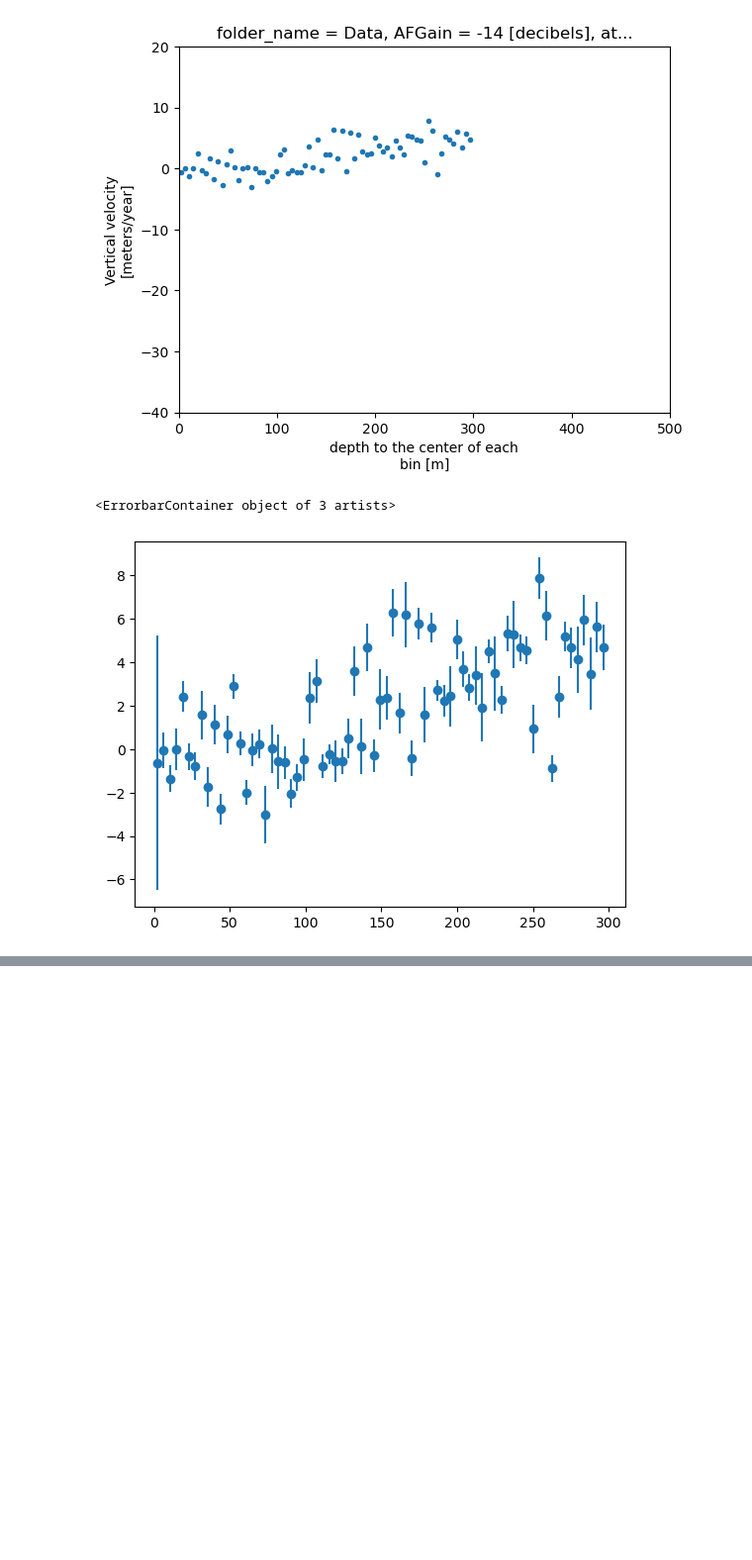
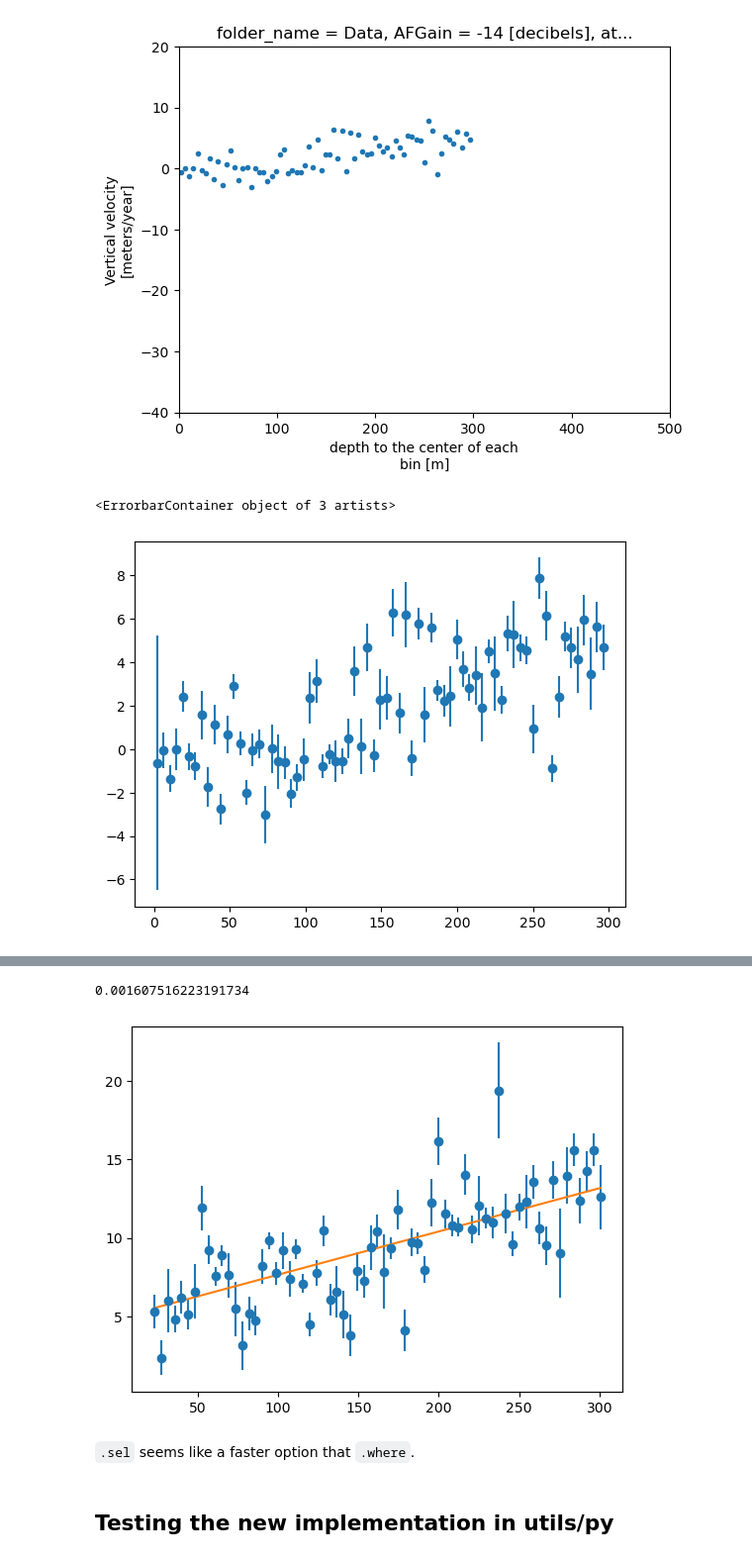
Before and after one commit to ldeo-glaciology/xapres, a Jupyter notebook: notebooks/test_notes/strain_rate_fit_uncertainties.ipynb, the cells around one changed output, grey strips where cells are left out. Shown: that part at 99% size. Drawn from its saved outputs; the diff is of its cells as text; code cells hidden in the pictures; blank space fills up the shorter version.

```diff
--- a/notebooks/test_notes/strain_rate_fit_uncertainties.ipynb
+++ b/notebooks/test_notes/strain_rate_fit_uncertainties.ipynb
@@ -177,0 +394,4 @@ Data variables:
+# %%
+two_w = w.isel(attenuator_setting_pair=1, time=slice(60, 62)).sel(bin_depth=slice(0,300))
+w_60 = w.isel(attenuator_setting_pair=1, time=60).sel(bin_depth=slice(0,300))
+w_61 = w.isel(attenuator_setting_pair=1, time=61).sel(bin_depth=slice(0,300))
@@ -177,0 +441,24 @@ Data variables:
+# %%
+def polyfit(ds, deg = 1, cov = 'unscaled'):
+    # Define a slim wrapper around np.polyfit
+    def my_polyfit(x, y, sigma, cov, deg=1):
+        p, residuals,  rank, singular_values, rcond = np.polyfit(x, y,  w=1/sigma, deg=deg, full=True)
+        p, V = np.polyfit(x, y,  w=1/sigma, deg=deg, cov=cov)
+        perr = np.sqrt(np.diag(V))
+        return p, perr, residuals
+
+    res = xr.apply_ufunc(
+        my_polyfit,
+        ds.bin_depth,
+        ds.velocity,
+        ds.velocity_uncertainty,
+        input_core_dims=[["bin_depth"], ["bin_depth"], ["bin_depth"]],
+        output_core_dims=[["degree"], ["degree"], ["dummy_dim"]],
+        kwargs = {'deg': deg, 'cov': cov},
+        vectorize=True
+    )
+    out = [res[0].rename("parameters"), res[1].rename("parameter_uncertainty") , res[2].squeeze().rename("polyfit_residuals")]
+    return xr.merge(out)
+
+p = polyfit(two_w)
+p
@@ -177,0 +487,5 @@ Data variables:
+# %%
+#velocity_cropped = w.velocity.where( (w.bin_depth < 300) & (w.bin_depth > 20))
+velocity_cropped = w.sel( bin_depth = slice(20,301))
+
+polyfit(velocity_cropped)
@@ -177,0 +506,13 @@ Data variables:
+# %%
+w1 = velocity_cropped.isel(time=30, attenuator_setting_pair=0)
+plt.errorbar(x=w1.bin_depth, y=w1.velocity, yerr=w1.velocity_uncertainty, marker='o', label='data', linestyle='None')
+plt.plot(w1.bin_depth, np.polyval(polyfit(w1).parameters.values, w1.bin_depth), label='fit')
+
+polyfit(w1).parameter_uncertainty.sel(degree=0).item()
+# %% [output]
+0.001607516223191734
+[figure, added]
+# %% [markdown]
+`.sel` seems like a faster option that `.where`.
+# %% [markdown]
+## Testing the new implementation in utils/py
```
Also changed, not shown: parts of 57 cells of this notebook, 1 other file.
